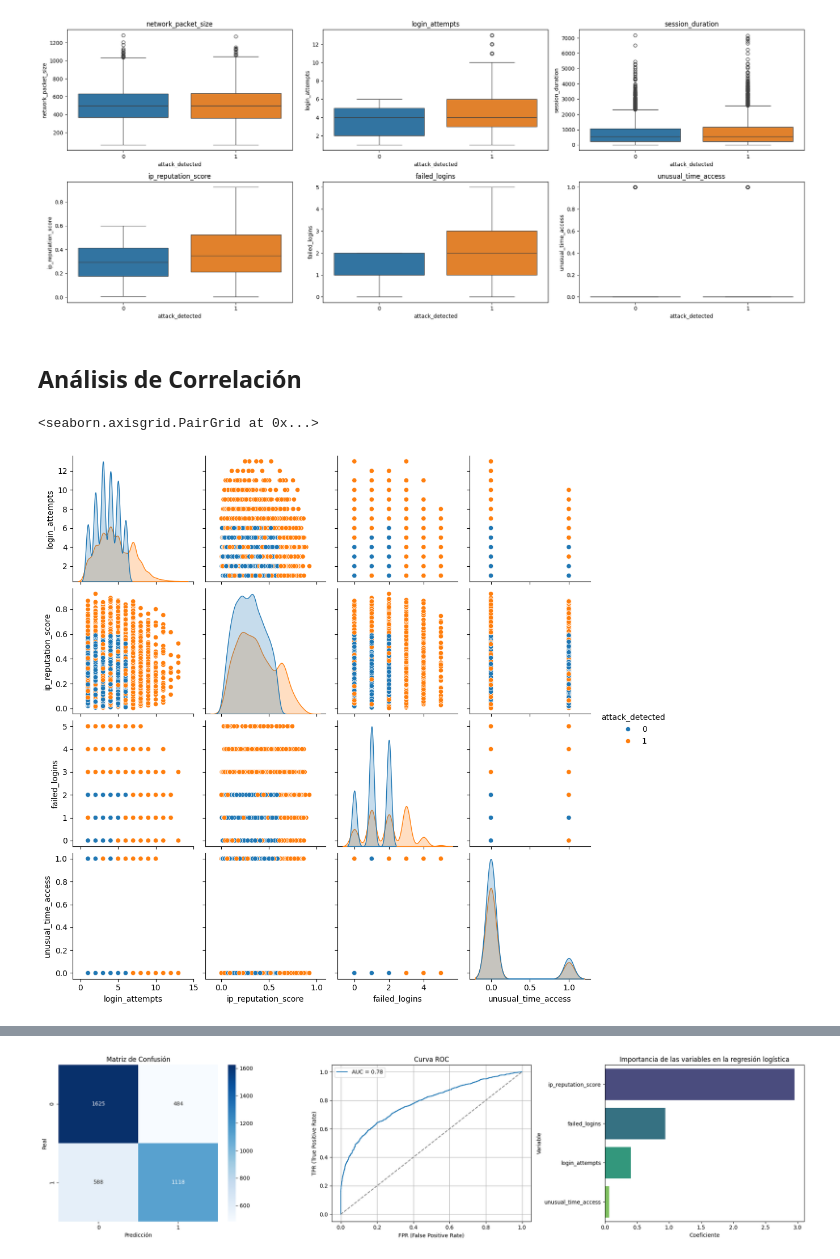
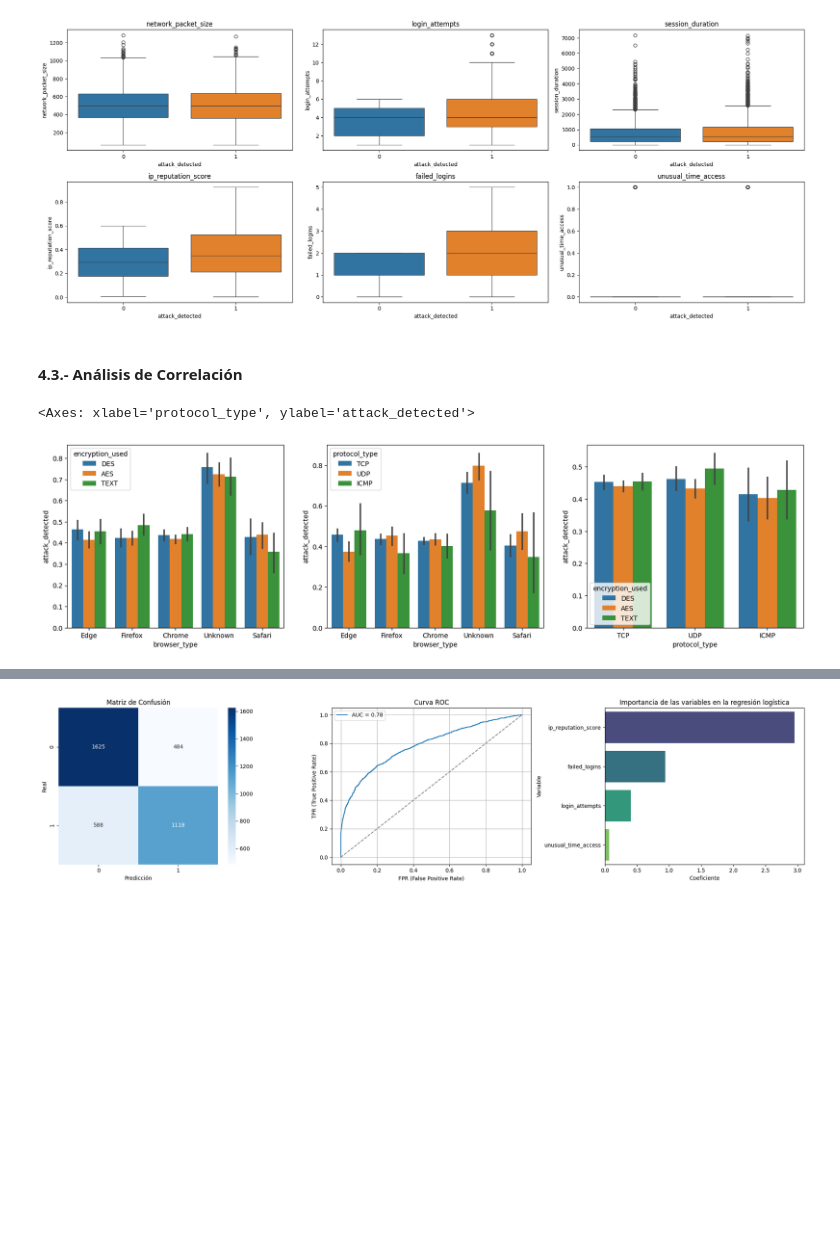
Before and after one commit to fresvel/04EPPY_AF, a Jupyter notebook: ids_ml/idspy_ml.ipynb, the cells around one changed output, grey strips where cells are left out. Saved outputs shown, nothing was run; the diff lists cells and outputs as text; code cells hidden in the pictures; blank space fills up the shorter version.

```diff
--- a/ids_ml/idspy_ml.ipynb
+++ b/ids_ml/idspy_ml.ipynb
@@ -164,10 +168,14 @@ plt.show()
 # %% [output]
 [figure]
 # %% [markdown]
-## **Análisis de Correlación**
+#### **4.3.- Análisis de Correlación**
 # %%
-sns.pairplot(df_ids[numericas.tolist() + ['attack_detected']], hue='attack_detected')
+fig, ax= plt.subplots(1, 3, figsize=(20, 5))
+
+sns.barplot(x='browser_type', y='attack_detected', hue='encryption_used', data=df_ids, ax=ax[0])
+sns.barplot(x='browser_type', y='attack_detected', hue='protocol_type', data=df_ids, ax=ax[1])
+sns.barplot(x='protocol_type', y='attack_detected', hue='encryption_used', data=df_ids, ax=ax[2])
 # %% [output]
-<seaborn.axisgrid.PairGrid at 0x...>
+<Axes: xlabel='protocol_type', ylabel='attack_detected'>
-[figure, old version]
+[figure, new version]
 # %%
```
Also changed, not shown: parts of 26 cells of this notebook.
